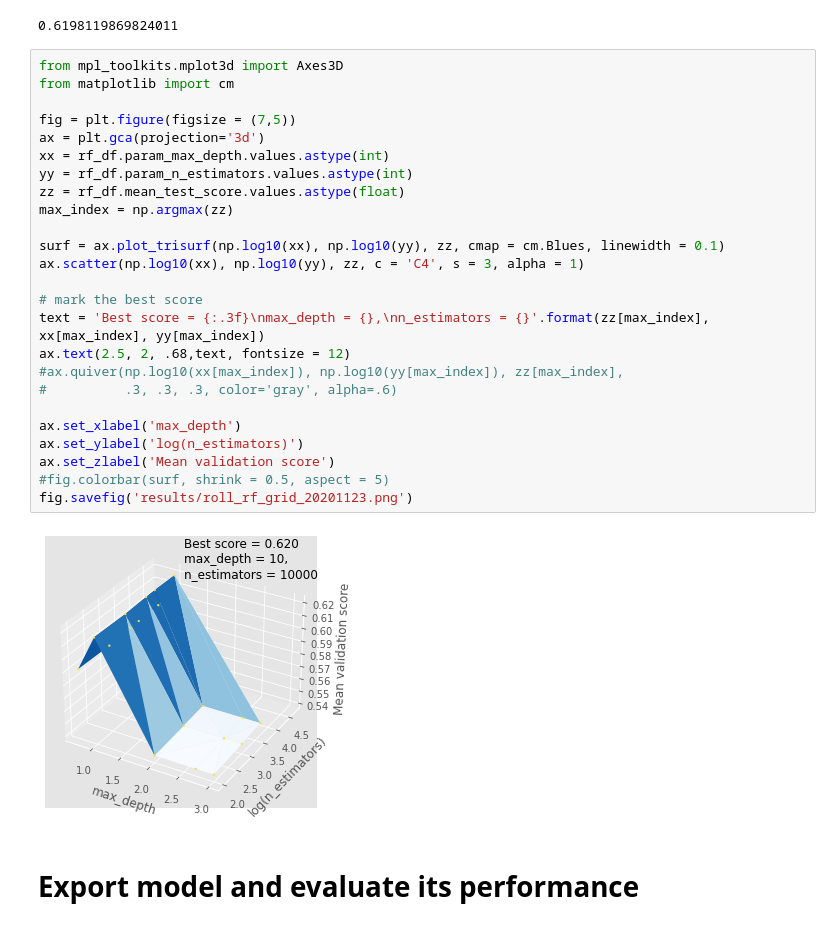
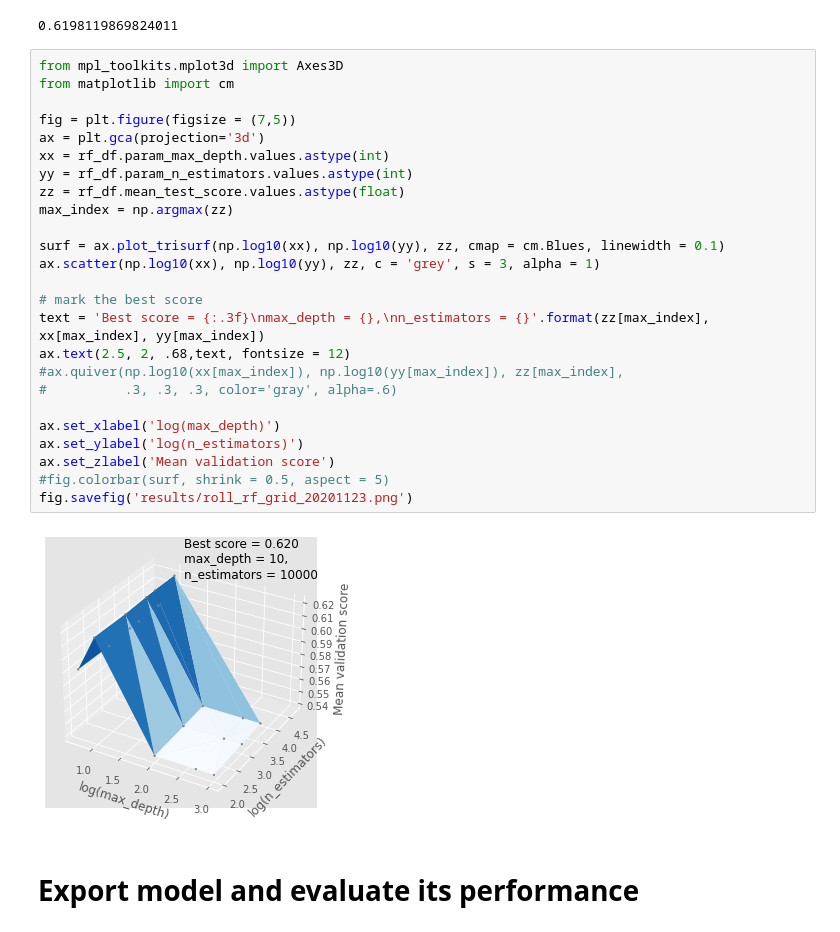
Before and after one commit to dispink/WASA-faciesXRF, a Jupyter notebook: ML_element_06.ipynb, the cells around one changed output. Cells and saved outputs as stored; diff of their text form.

```diff
--- a/ML_element_06.ipynb
+++ b/ML_element_06.ipynb
@@ -55,30 +55,30 @@ np.max(rf_df.mean_test_score.astype(float))
 # %%
 from mpl_toolkits.mplot3d import Axes3D
 from matplotlib import cm
 
 fig = plt.figure(figsize = (7,5))
 ax = plt.gca(projection='3d')
 xx = rf_df.param_max_depth.values.astype(int)
 yy = rf_df.param_n_estimators.values.astype(int)
 zz = rf_df.mean_test_score.values.astype(float)
 max_index = np.argmax(zz)
 
 surf = ax.plot_trisurf(np.log10(xx), np.log10(yy), zz, cmap = cm.Blues, linewidth = 0.1)
-ax.scatter(np.log10(xx), np.log10(yy), zz, c = 'C4', s = 3, alpha = 1)
+ax.scatter(np.log10(xx), np.log10(yy), zz, c = 'grey', s = 3, alpha = 1)
 
 # mark the best score
 text = 'Best score = {:.3f}\nmax_depth = {},\nn_estimators = {}'.format(zz[max_index], xx[max_index], yy[max_index])
 ax.text(2.5, 2, .68,text, fontsize = 12)
 #ax.quiver(np.log10(xx[max_index]), np.log10(yy[max_index]), zz[max_index],
 #          .3, .3, .3, color='gray', alpha=.6)
 
-ax.set_xlabel('max_depth')
+ax.set_xlabel('log(max_depth)')
 ax.set_ylabel('log(n_estimators)')
 ax.set_zlabel('Mean validation score')
 #fig.colorbar(surf, shrink = 0.5, aspect = 5)
 fig.savefig('results/roll_rf_grid_20201123.png')
 # %% [output]
-[figure, old version]
+[figure, new version]
 # %% [markdown]
 # Export model and evaluate its performance
 # %%
```
